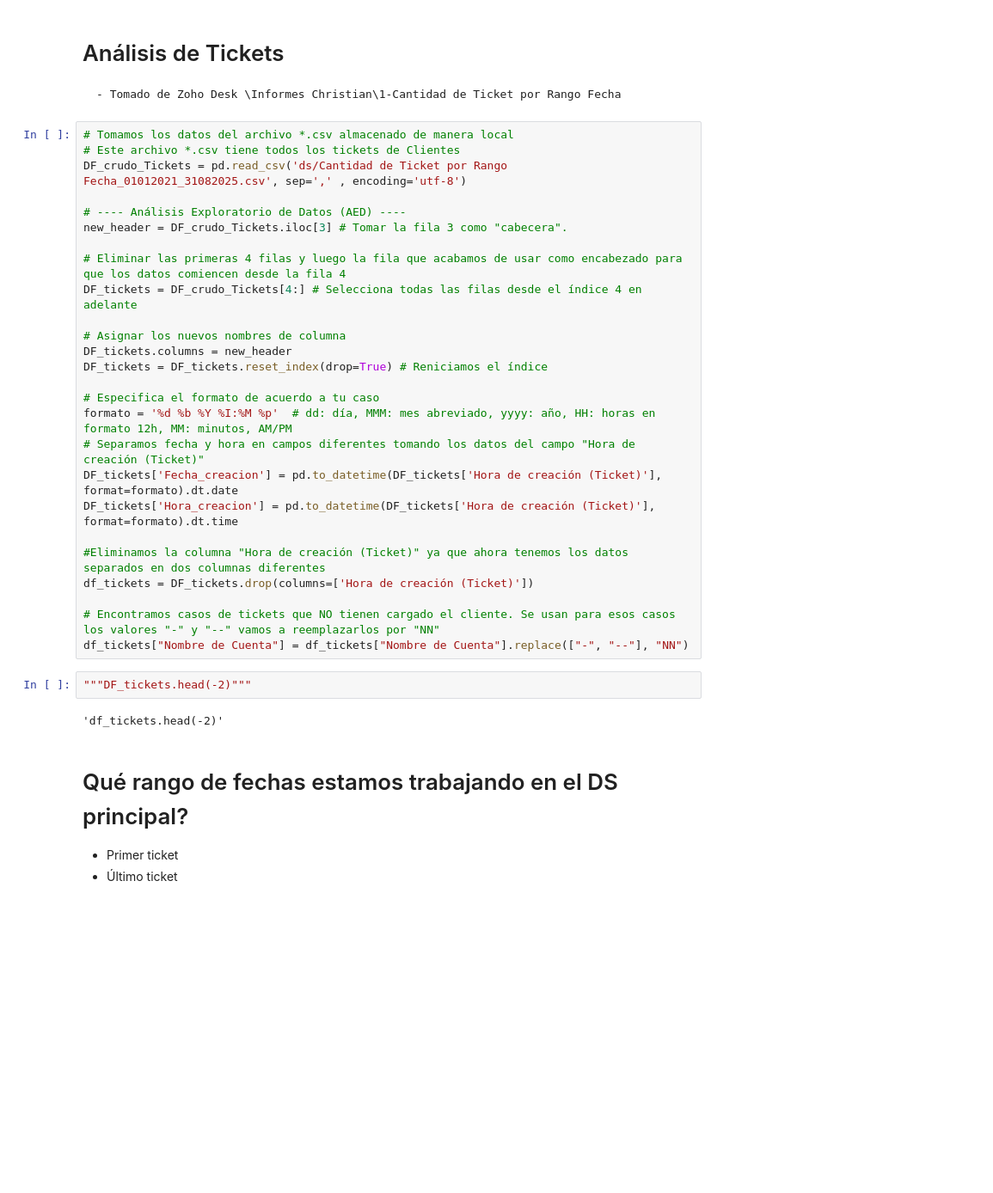
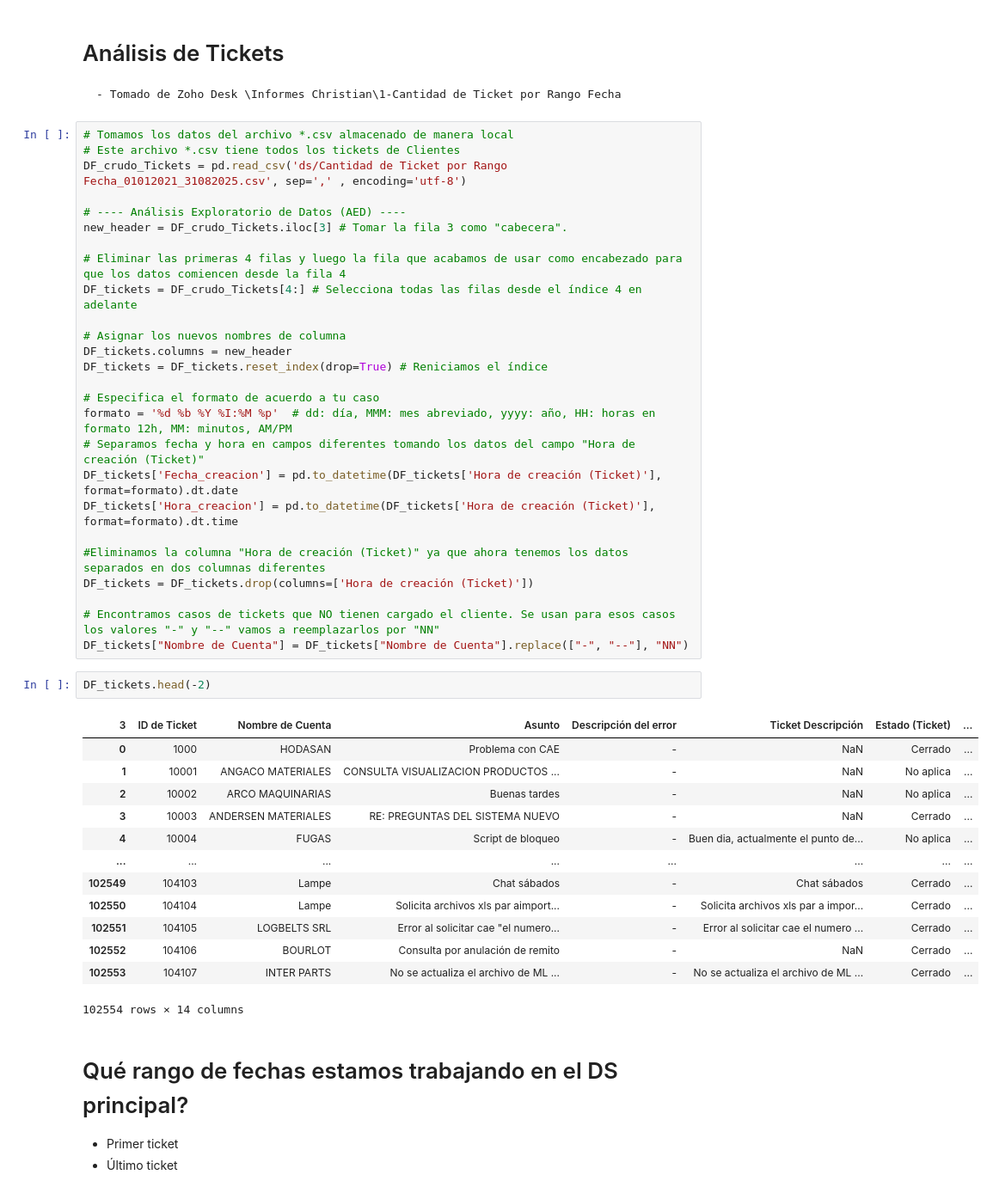
Before and after one commit to christiansaluzzo/Etsol_AnalisisClientes, a Jupyter notebook: análisis_clientes.ipynb, the cells around one changed output. Shown at 86% size. Drawn from its saved outputs; the diff is of its cells as text; blank space fills up the shorter version.

```diff
--- a/análisis_clientes.ipynb
+++ b/análisis_clientes.ipynb
@@ -53,14 +53,26 @@ DF_tickets['Fecha_creacion'] = pd.to_datetime(DF_tickets['Hora de creación (Tic
 DF_tickets['Hora_creacion'] = pd.to_datetime(DF_tickets['Hora de creación (Ticket)'], format=formato).dt.time
 
 #Eliminamos la columna "Hora de creación (Ticket)" ya que ahora tenemos los datos separados en dos columnas diferentes
-df_tickets = DF_tickets.drop(columns=['Hora de creación (Ticket)'])
+DF_tickets = DF_tickets.drop(columns=['Hora de creación (Ticket)'])
 
 # Encontramos casos de tickets que NO tienen cargado el cliente. Se usan para esos casos los valores "-" y "--" vamos a reemplazarlos por "NN"
-df_tickets["Nombre de Cuenta"] = df_tickets["Nombre de Cuenta"].replace(["-", "--"], "NN")
+DF_tickets["Nombre de Cuenta"] = DF_tickets["Nombre de Cuenta"].replace(["-", "--"], "NN")
 # %%
-"""DF_tickets.head(-2)"""
+DF_tickets.head(-2)
 # %% [output]
+| 3 | ID de Ticket | Nombre de Cuenta | Asunto | Descripción del error | Ticket Descripción | Estado (Ticket) | ... |
+| 0 | 1000 | HODASAN | Problema con CAE | - | NaN | Cerrado | ... |
+| 1 | 10001 | ANGACO MATERIALES | CONSULTA VISUALIZACION PRODUCTOS ... | - | NaN | No aplica | ... |
+| 2 | 10002 | ARCO MAQUINARIAS | Buenas tardes | - | NaN | No aplica | ... |
+| 3 | 10003 | ANDERSEN MATERIALES | RE: PREGUNTAS DEL SISTEMA NUEVO | - | NaN | Cerrado | ... |
+| 4 | 10004 | FUGAS | Script de bloqueo | - | Buen dia, actualmente el punto de... | No aplica | ... |
+| ... | ... | ... | ... | ... | ... | ... | ... |
+| 102549 | 104103 | Lampe | Chat sábados | - | Chat sábados | Cerrado | ... |
+| 102550 | 104104 | Lampe | Solicita archivos xls par aimport... | - | Solicita archivos xls par a impor... | Cerrado | ... |
+| 102551 | 104105 | LOGBELTS SRL | Error al solicitar cae "el numero... | - | Error al solicitar cae el numero ... | Cerrado | ... |
+| 102552 | 104106 | BOURLOT | Consulta por anulación de remito | - | NaN | Cerrado | ... |
+| 102553 | 104107 | INTER PARTS | No se actualiza el archivo de ML ... | - | No se actualiza el archivo de ML ... | Cerrado | ... |
-'df_tickets.head(-2)'
+102554 rows × 14 columns
 # %% [markdown]
 # Qué rango de fechas estamos trabajando en el DS principal?
 - Primer ticket
```
Also changed, not shown: parts of 2 cells of this notebook, 1 other file.
